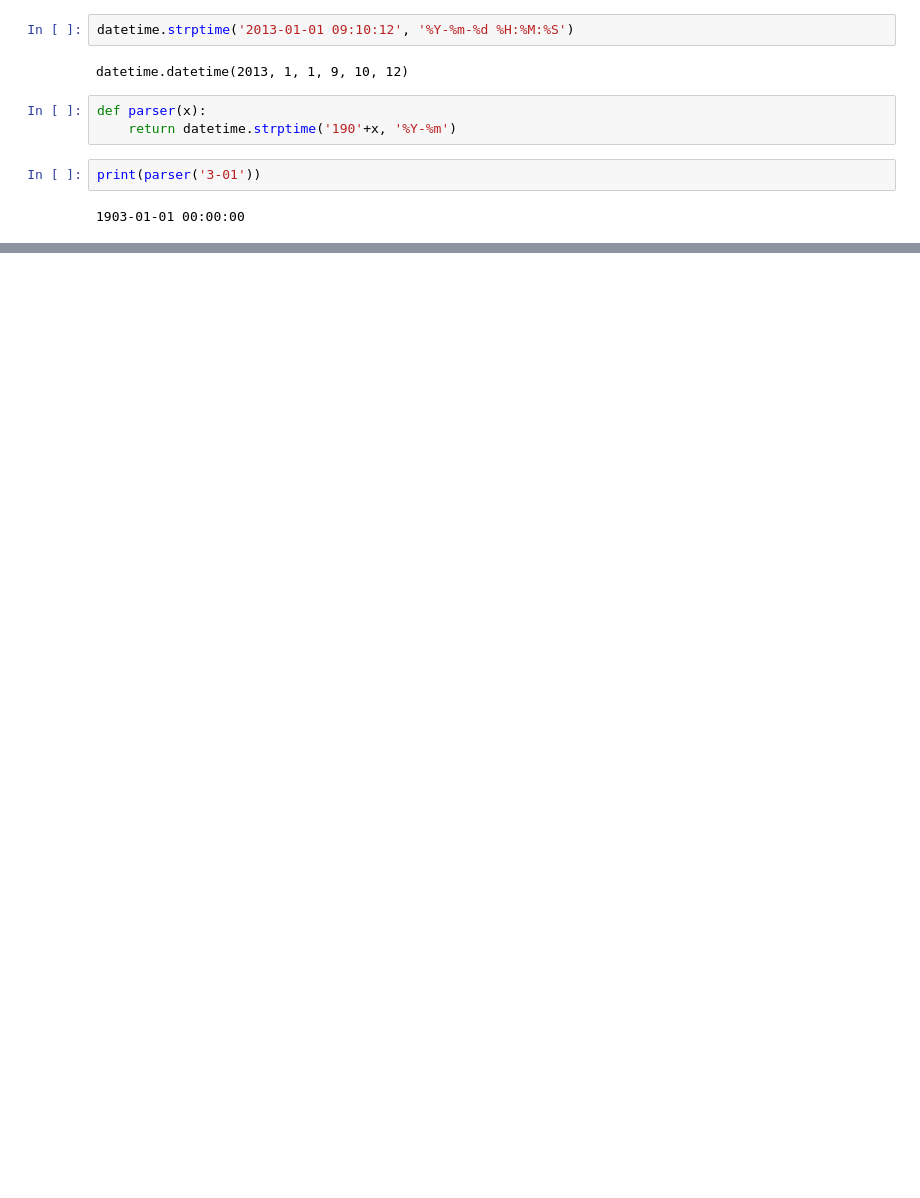
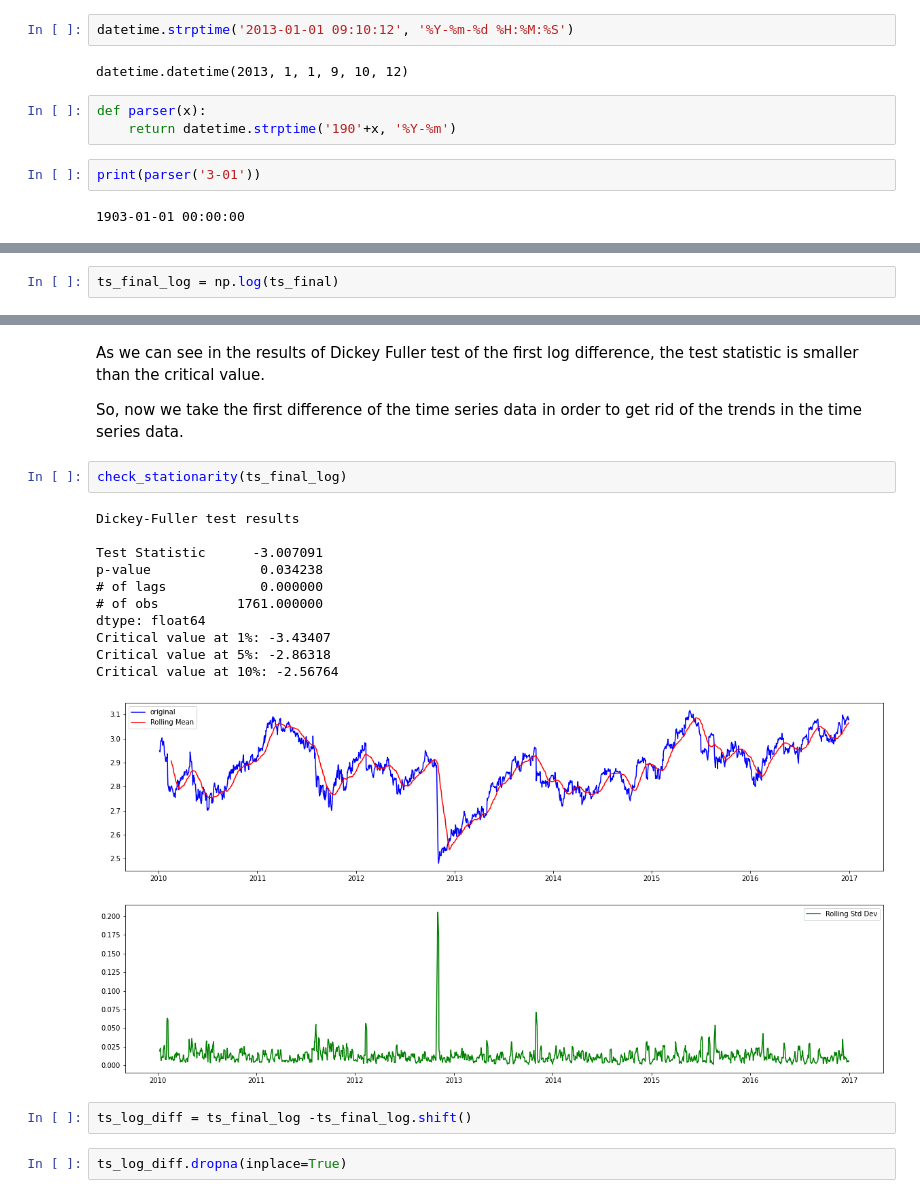
Before and after one commit to PavanReddy28/CRuX, a Jupyter notebook: TimeSeriesForecasting.ipynb, the cells around one changed output, grey strips where cells are left out. Cells and saved outputs as stored; diff of their text form; blank space fills up the shorter version.

```diff
--- a/TimeSeriesForecasting.ipynb
+++ b/TimeSeriesForecasting.ipynb
@@ -51,0 +215,2 @@ plt.show()
+# %%
+ts_final_log = np.log(ts_final)
@@ -51,0 +227,22 @@ plt.show()
+# %% [markdown]
+As we can see in the results of Dickey Fuller test of the first log difference, the test statistic is smaller than the critical value.
+
+So, now we take the first difference of the time series data in order to get rid of the trends in the time series data.
+# %%
+check_stationarity(ts_final_log)
+# %% [output]
+Dickey-Fuller test results
+
+Test Statistic      -3.007091
+p-value              0.034238
+# of lags            0.000000
+# of obs          1761.000000
+dtype: float64
+Critical value at 1%: -3.43407
+Critical value at 5%: -2.86318
+Critical value at 10%: -2.56764
+[figure, added]
+# %%
+ts_log_diff = ts_final_log -ts_final_log.shift()
+# %%
+ts_log_diff.dropna(inplace=True)
```
Also changed, not shown: parts of 56 cells of this notebook.
